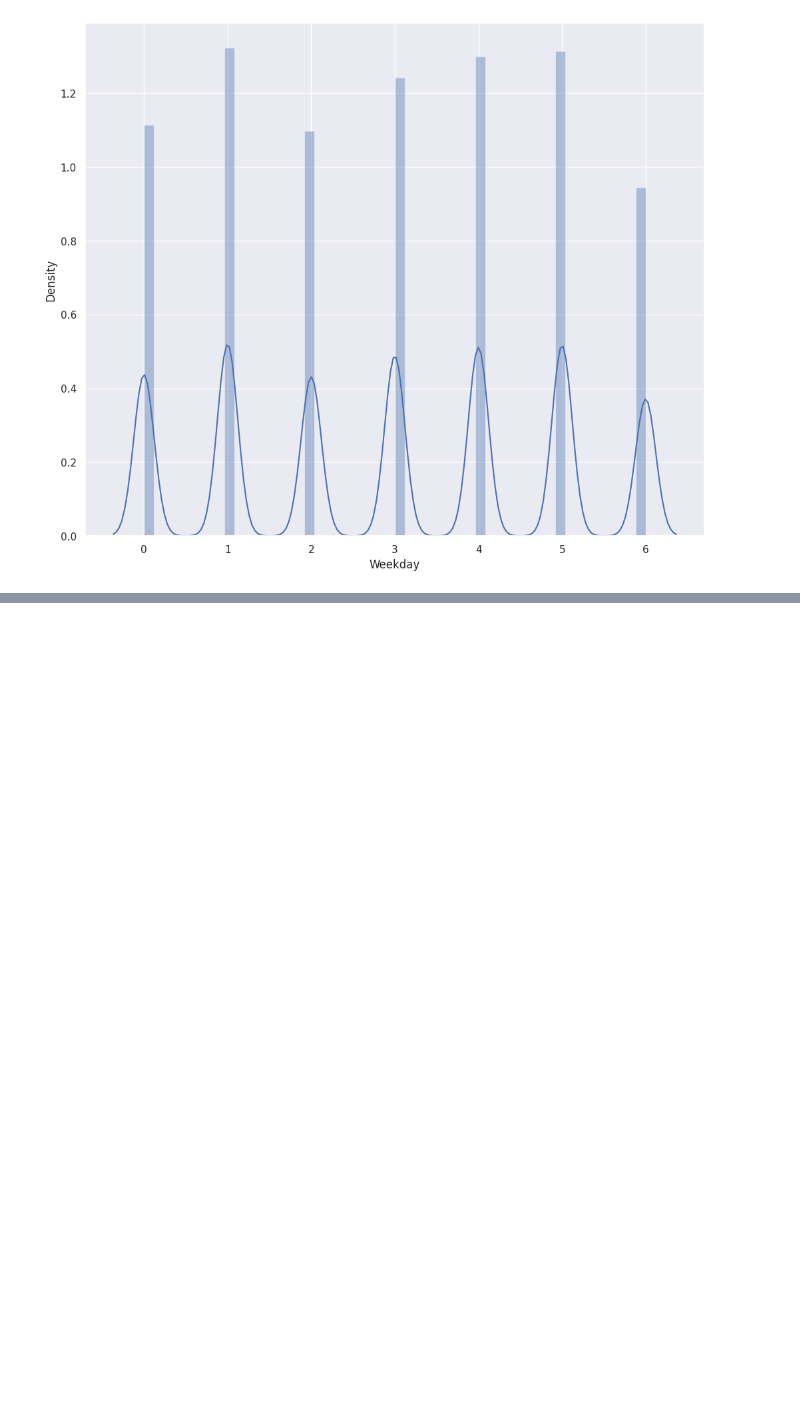
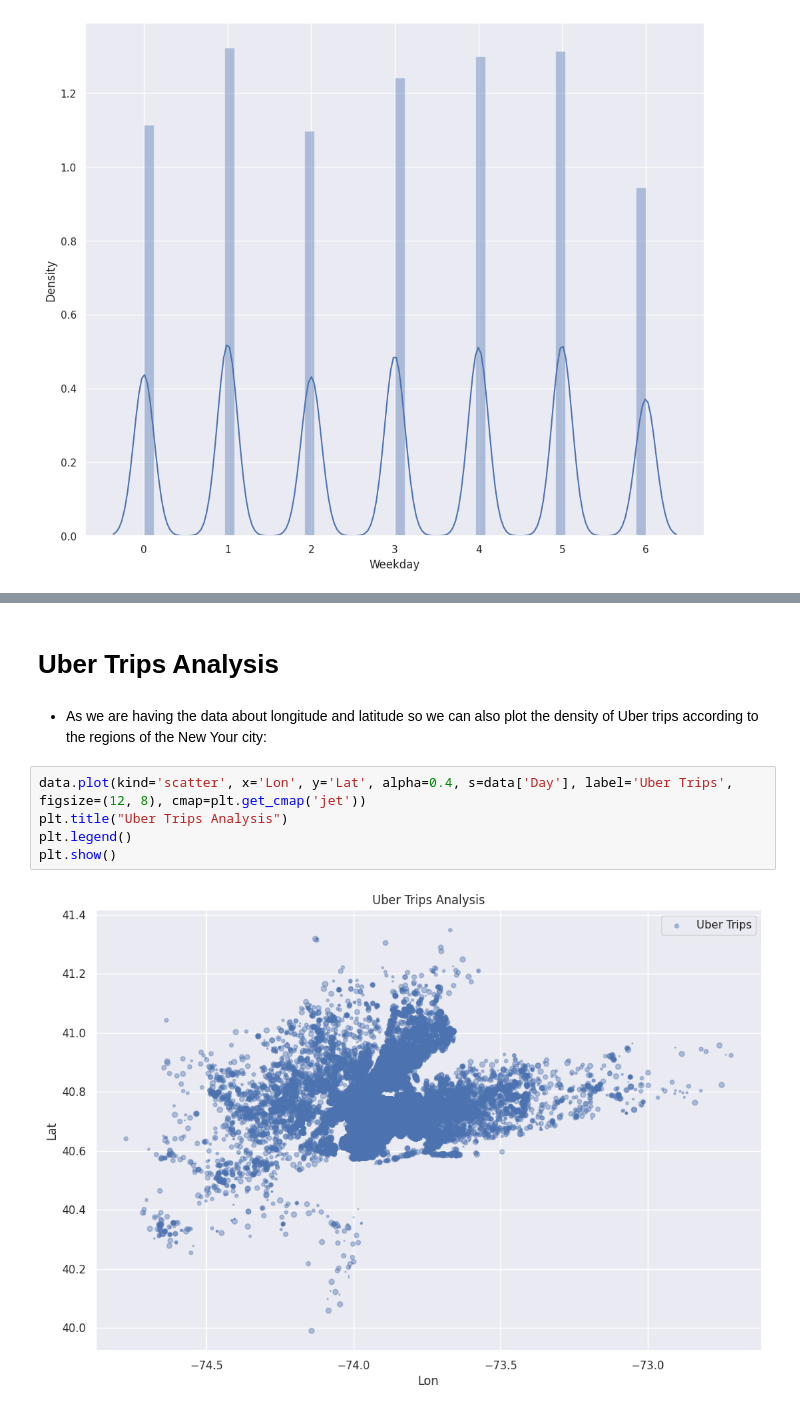
Before and after one commit to AmirMotefaker/Uber-Trips-Analysis, a Jupyter notebook: uber-trips-analysis.ipynb, the cells around one changed output, grey strips where cells are left out. Cells and saved outputs as stored; diff of their text form; blank space fills up the shorter version.

Commit message:
Kaggle Notebook | Uber Trips Analysis | Version 32

```diff
--- a/uber-trips-analysis.ipynb
+++ b/uber-trips-analysis.ipynb
@@ -107,0 +127,12 @@ https://gist.github.com/mwaskom/de44147ed2974457ad6372750bbe5751
+# %% [markdown]
+# Uber Trips Analysis
+# %% [markdown]
+- As we are having the data about longitude and latitude so we can also plot the density of Uber trips according to the regions of the New Your city:
+# %%
+data.plot(kind='scatter', x='Lon', y='Lat', alpha=0.4, s=data['Day'], label='Uber Trips',
+figsize=(12, 8), cmap=plt.get_cmap('jet'))
+plt.title("Uber Trips Analysis")
+plt.legend()
+plt.show()
+# %% [output]
+[figure, added]
```
Also changed, not shown: parts of 7 cells of this notebook.
